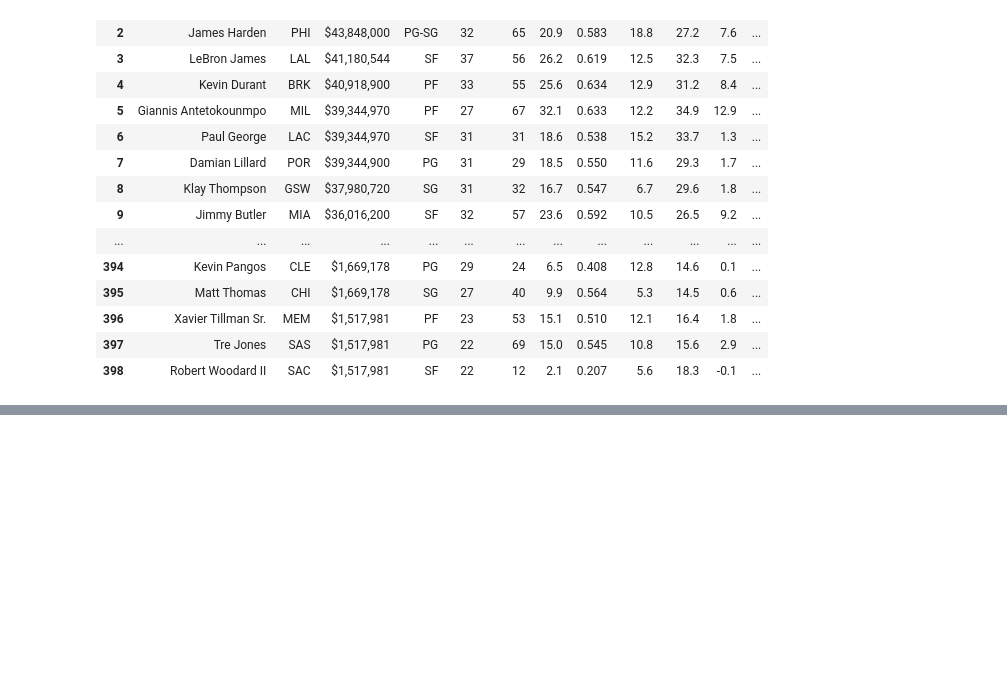
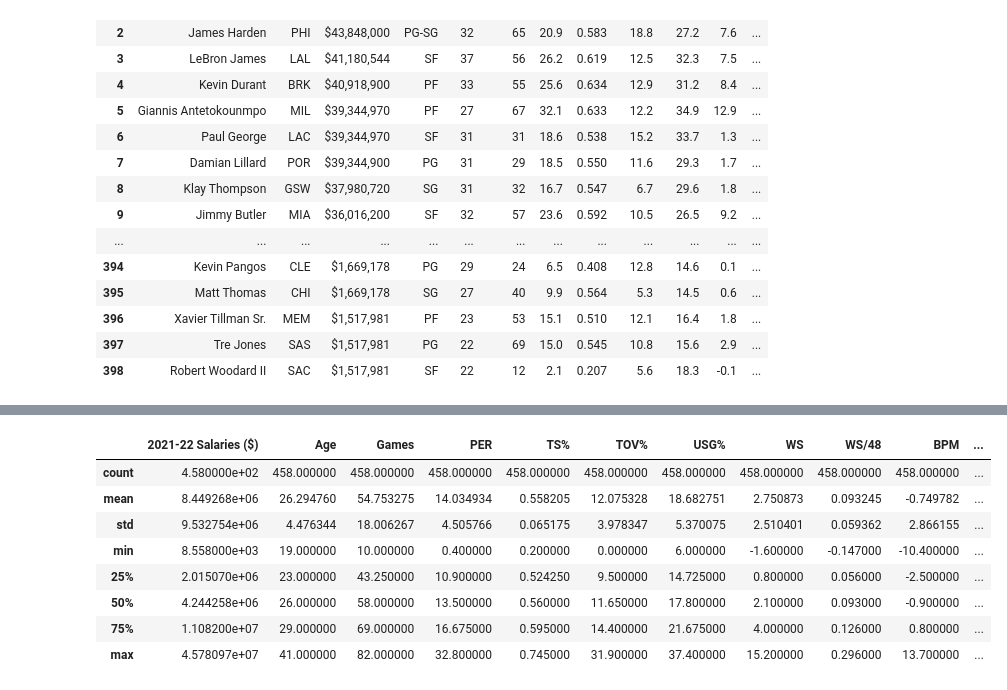
Before and after one commit to AllenChung6/Passion-Project-A-look-at-the-NBA, a Jupyter notebook: NBA_Project.ipynb, the cells around one changed output, grey strips where cells are left out. Drawn from its saved outputs; the diff is of its cells as text; code cells hidden in the pictures; blank space fills up the shorter version.

```diff
--- a/NBA_Project.ipynb
+++ b/NBA_Project.ipynb
@@ -199,0 +226,3 @@ full_data
+# %%
+#Remove '$' from salaries. Need to convert to number
+full_data['2021-22'] = full_data['2021-22'].str[1:]
@@ -199,0 +257,12 @@ full_data
+# %%
+full_data.describe()
+# %% [output]
+|  | 2021-22 Salaries ($) | Age | Games | PER | TS% | TOV% | USG% | WS | WS/48 | BPM | ... |
+| count | 4.580000e+02 | 458.000000 | 458.000000 | 458.000000 | 458.000000 | 458.000000 | 458.000000 | 458.000000 | 458.000000 | 458.000000 | ... |
+| mean | 8.449268e+06 | 26.294760 | 54.753275 | 14.034934 | 0.558205 | 12.075328 | 18.682751 | 2.750873 | 0.093245 | -0.749782 | ... |
+| std | 9.532754e+06 | 4.476344 | 18.006267 | 4.505766 | 0.065175 | 3.978347 | 5.370075 | 2.510401 | 0.059362 | 2.866155 | ... |
+| min | 8.558000e+03 | 19.000000 | 10.000000 | 0.400000 | 0.200000 | 0.000000 | 6.000000 | -1.600000 | -0.147000 | -10.400000 | ... |
+| 25% | 2.015070e+06 | 23.000000 | 43.250000 | 10.900000 | 0.524250 | 9.500000 | 14.725000 | 0.800000 | 0.056000 | -2.500000 | ... |
+| 50% | 4.244258e+06 | 26.000000 | 58.000000 | 13.500000 | 0.560000 | 11.650000 | 17.800000 | 2.100000 | 0.093000 | -0.900000 | ... |
+| 75% | 1.108200e+07 | 29.000000 | 69.000000 | 16.675000 | 0.595000 | 14.400000 | 21.675000 | 4.000000 | 0.126000 | 0.800000 | ... |
+| max | 4.578097e+07 | 41.000000 | 82.000000 | 32.800000 | 0.745000 | 31.900000 | 37.400000 | 15.200000 | 0.296000 | 13.700000 | ... |
```
Also changed, not shown: parts of 11 cells of this notebook.
